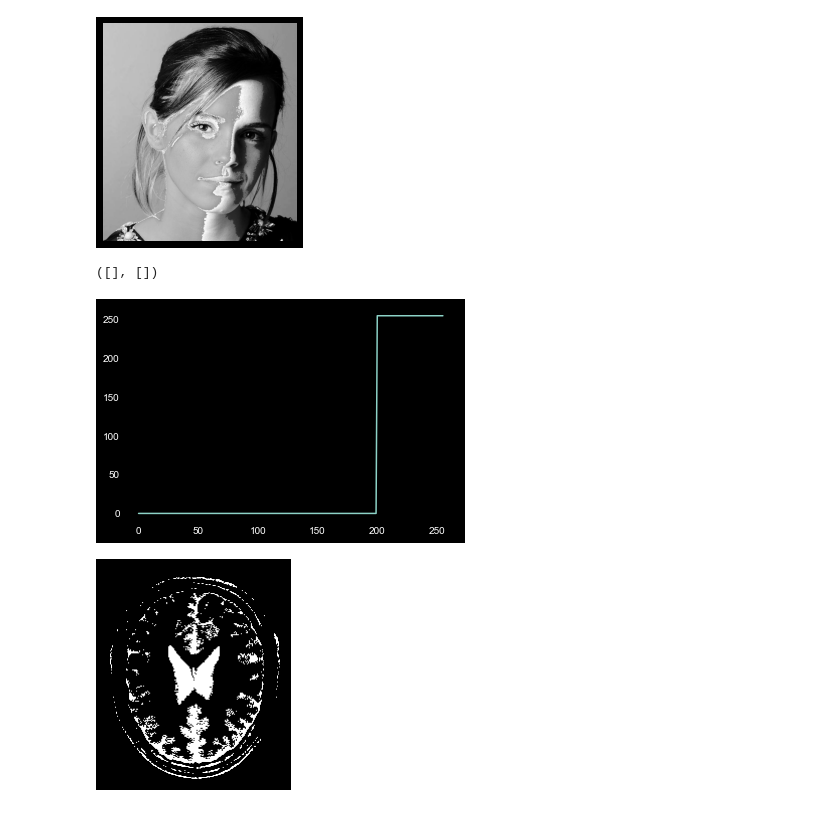
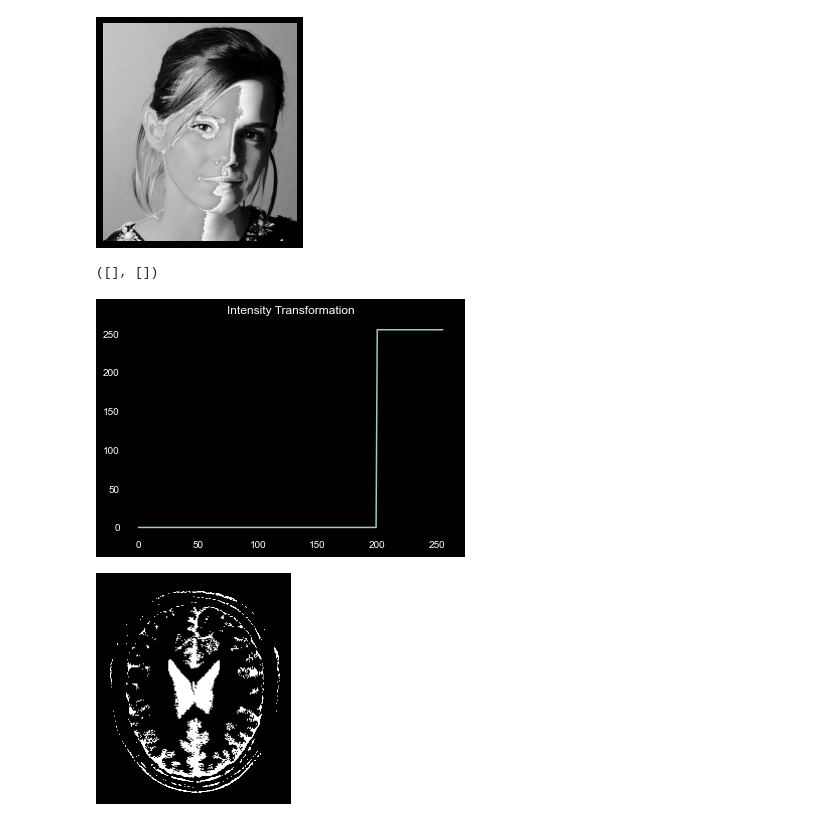
Before and after one commit to Uvin99/EN2550_Assignment1, a Jupyter notebook: Assignment1.ipynb, the cells around one changed output. Drawn from its saved outputs; the diff is of its cells as text; code cells hidden in the pictures.

```diff
--- a/Assignment1.ipynb
+++ b/Assignment1.ipynb
@@ -29,25 +27,26 @@ axarr.set_xticks([]), axarr.set_yticks([])
 # %%
 import cv2 as cv
 import matplotlib.pyplot as plt
 import numpy as np
 
 img_orig = cv.imread('brain_proton_density_slice.png')
 assert img_orig is not None
 
 t1 =  np.array([0 for i in range(0,200)])
 t2 =  np.array ([255 for i in  range (200,256)])
 transform  = np.concatenate((t1,t2),axis =0)
 assert len(transform)==256
 
 fig,ax =plt.subplots()
 ax.plot(transform)
+ax.set_title("Intensity Transformation")
 
 trandformed_img = cv.LUT(img_orig,transform)
 
 fig,ax =plt.subplots()
 plt.imshow(trandformed_img)
 ax.set_xticks([]), ax.set_yticks([])
 # %% [output]
 ([], [])
-[figure, old version]
+[figure, new version]
 [figure]
```
Also changed, not shown: parts of 4 cells of this notebook.
